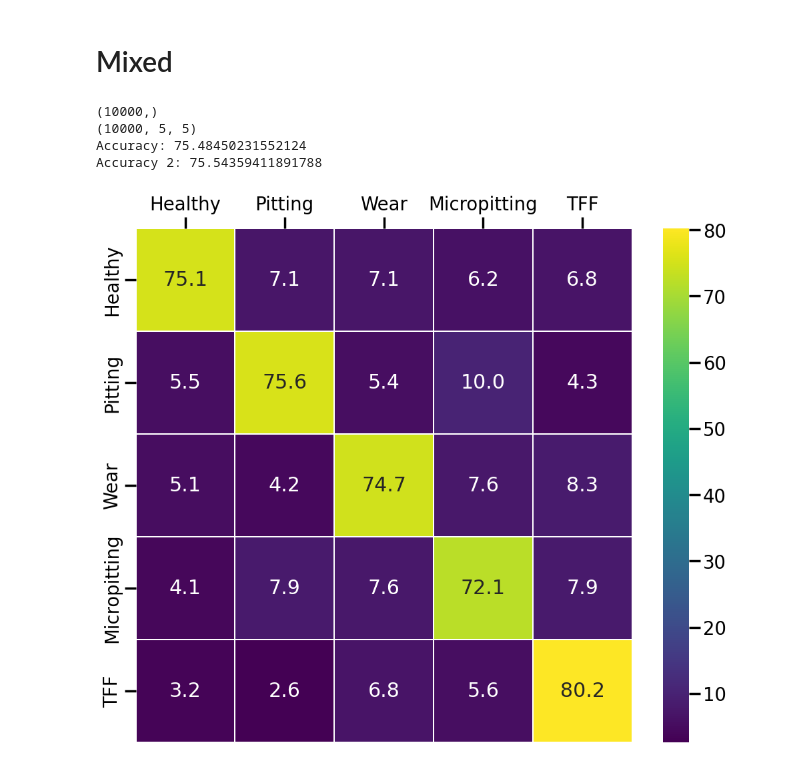
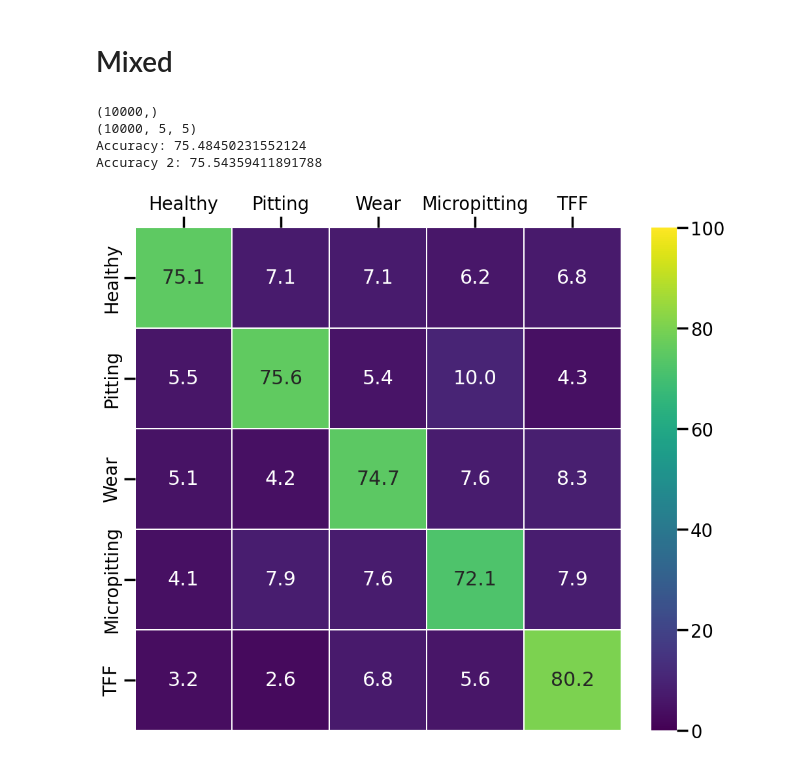
Before and after one commit to 4llu/rapid-deployment, a Jupyter notebook: reports/processed/rapid_classification_results.ipynb, the cells around one changed output. Saved outputs shown, nothing was run; the diff lists cells and outputs as text; code cells hidden in the pictures.

```diff
--- a/reports/processed/rapid_classification_results.ipynb
+++ b/reports/processed/rapid_classification_results.ipynb
@@ -7,3 +7,6 @@ import numpy as np
 import seaborn as sns
 # %%
 sns.set_context("poster", font_scale=0.9)
+plt.rcParams["svg.fonttype"] = "none"
+
+print(sns.color_palette().as_hex())
@@ -193,34 +223,37 @@ categories = ["Healthy", "Pitting", "Wear", "Micropitting", "TFF"]
 
 # print()
 # print(data["cfs"][0].shape)
 # print(data["cfs"][1])
 # print(data["cfs"][1].sum(axis=0))
 # raise
 
 cf = data["cfs"].sum(axis=0)
 cf = cf / cf.sum(axis=1) * 100
 print("Accuracy 2:", np.diag(cf).mean())  # Verifiation
 
 fig, axs = plt.subplots(figsize=(12, 10))
 
 g = sns.heatmap(
     cf,
     annot=True,
     fmt=".1f",
     linewidth=0.3,
     xticklabels=categories,
     yticklabels=categories,
+    vmin=0,
+    vmax=100,
     cmap="viridis",
 )
 
 axs.xaxis.set_ticks_position("top")
 axs.xaxis.set_label_position("top")
+plt.savefig("images/RC_AGFD_A3_to_T1_CF.svg")
 # %% [output]
 (10000,)
 (10000, 5, 5)
 Accuracy: 75.48450231552124
 Accuracy 2: 75.54359411891788
-[figure, old version]
+[figure, new version]
 # %%
 data = joblib.load(
     os.path.join(
```
Also changed, not shown: parts of 9 cells of this notebook, 3 other files.
